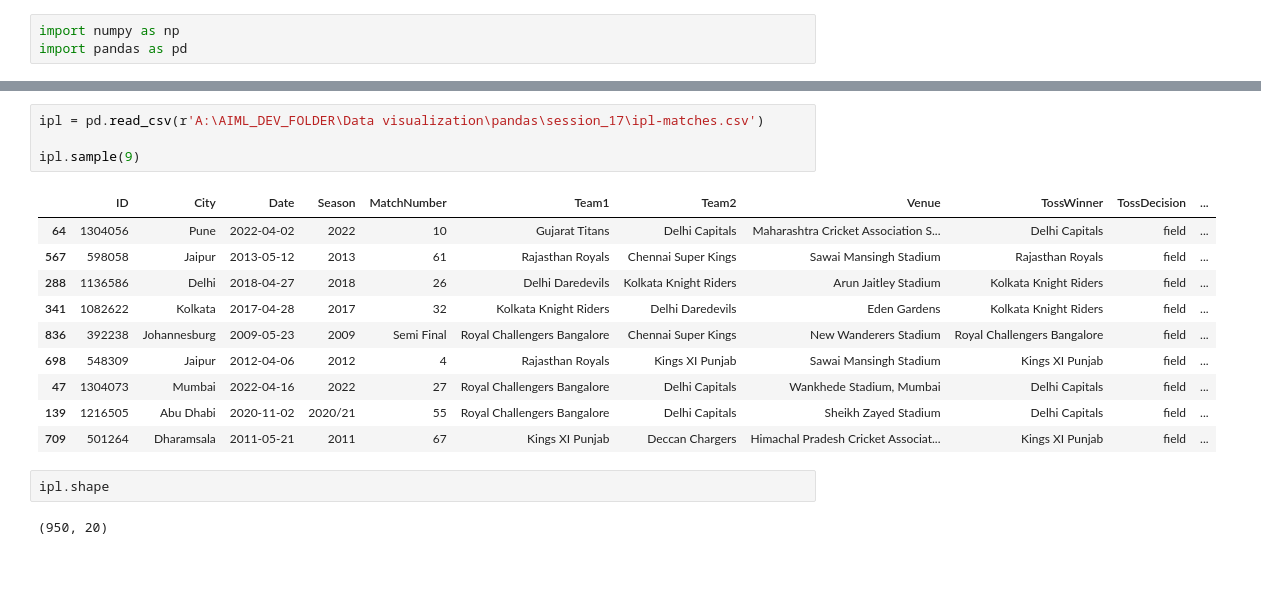
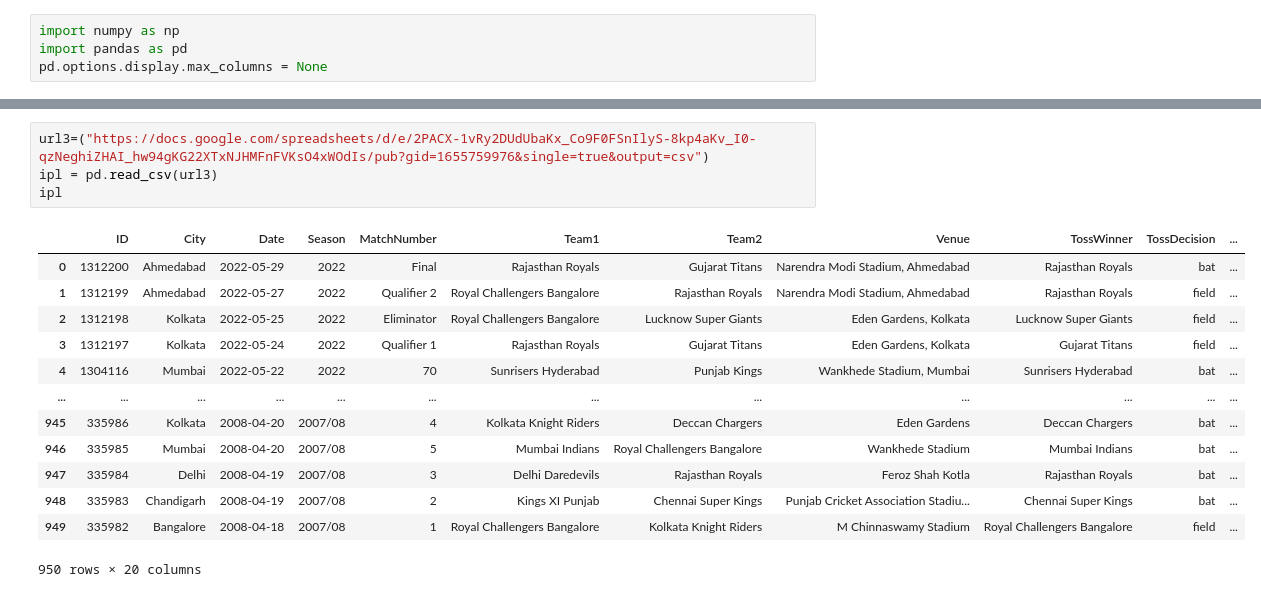
Before and after one commit to manishkumarmj/100_days_ml, a Jupyter notebook: testh.ipynb, the cells around one changed output, grey strips where cells are left out. Cells and saved outputs as stored; diff of their text form; blank space fills up the shorter version.

```diff
--- a/testh.ipynb
+++ b/testh.ipynb
@@ -1,3 +1,4 @@
 # %%
 import numpy as np
 import pandas as pd
+pd.options.display.max_columns = None
@@ -4,19 +17,18 @@ import pandas as pd
 # %%
-ipl = pd.read_csv(r'A:\AIML_DEV_FOLDER\Data visualization\pandas\session_17\ipl-matches.csv')
-
-ipl.sample(9)
+url3=("https://docs.google.com/spreadsheets/d/e/2PACX-1vRy2DUdUbaKx_Co9F0FSnIlyS-8kp4aKv_I0-qzNeghiZHAI_hw94gKG22XTxNJHMFnFVKsO4xWOdIs/pub?gid=1655759976&single=true&output=csv")
+ipl = pd.read_csv(url3)
+ipl
 # %% [output]
 |  | ID | City | Date | Season | MatchNumber | Team1 | Team2 | Venue | TossWinner | TossDecision | ... |
-| 64 | 1304056 | Pune | 2022-04-02 | 2022 | 10 | Gujarat Titans | Delhi Capitals | Maharashtra Cricket Association S... | Delhi Capitals | field | ... |
-| 567 | 598058 | Jaipur | 2013-05-12 | 2013 | 61 | Rajasthan Royals | Chennai Super Kings | Sawai Mansingh Stadium | Rajasthan Royals | field | ... |
-| 288 | 1136586 | Delhi | 2018-04-27 | 2018 | 26 | Delhi Daredevils | Kolkata Knight Riders | Arun Jaitley Stadium | Kolkata Knight Riders | field | ... |
-| 341 | 1082622 | Kolkata | 2017-04-28 | 2017 | 32 | Kolkata Knight Riders | Delhi Daredevils | Eden Gardens | Kolkata Knight Riders | field | ... |
-| 836 | 392238 | Johannesburg | 2009-05-23 | 2009 | Semi Final | Royal Challengers Bangalore | Chennai Super Kings | New Wanderers Stadium | Royal Challengers Bangalore | field | ... |
-| 698 | 548309 | Jaipur | 2012-04-06 | 2012 | 4 | Rajasthan Royals | Kings XI Punjab | Sawai Mansingh Stadium | Kings XI Punjab | field | ... |
-| 47 | 1304073 | Mumbai | 2022-04-16 | 2022 | 27 | Royal Challengers Bangalore | Delhi Capitals | Wankhede Stadium, Mumbai | Delhi Capitals | field | ... |
-| 139 | 1216505 | Abu Dhabi | 2020-11-02 | 2020/21 | 55 | Royal Challengers Bangalore | Delhi Capitals | Sheikh Zayed Stadium | Delhi Capitals | field | ... |
-| 709 | 501264 | Dharamsala | 2011-05-21 | 2011 | 67 | Kings XI Punjab | Deccan Chargers | Himachal Pradesh Cricket Associat... | Kings XI Punjab | field | ... |
+| 0 | 1312200 | Ahmedabad | 2022-05-29 | 2022 | Final | Rajasthan Royals | Gujarat Titans | Narendra Modi Stadium, Ahmedabad | Rajasthan Royals | bat | ... |
+| 1 | 1312199 | Ahmedabad | 2022-05-27 | 2022 | Qualifier 2 | Royal Challengers Bangalore | Rajasthan Royals | Narendra Modi Stadium, Ahmedabad | Rajasthan Royals | field | ... |
+| 2 | 1312198 | Kolkata | 2022-05-25 | 2022 | Eliminator | Royal Challengers Bangalore | Lucknow Super Giants | Eden Gardens, Kolkata | Lucknow Super Giants | field | ... |
+| 3 | 1312197 | Kolkata | 2022-05-24 | 2022 | Qualifier 1 | Rajasthan Royals | Gujarat Titans | Eden Gardens, Kolkata | Gujarat Titans | field | ... |
+| 4 | 1304116 | Mumbai | 2022-05-22 | 2022 | 70 | Sunrisers Hyderabad | Punjab Kings | Wankhede Stadium, Mumbai | Sunrisers Hyderabad | bat | ... |
+| ... | ... | ... | ... | ... | ... | ... | ... | ... | ... | ... | ... |
+| 945 | 335986 | Kolkata | 2008-04-20 | 2007/08 | 4 | Kolkata Knight Riders | Deccan Chargers | Eden Gardens | Deccan Chargers | bat | ... |
+| 946 | 335985 | Mumbai | 2008-04-20 | 2007/08 | 5 | Mumbai Indians | Royal Challengers Bangalore | Wankhede Stadium | Mumbai Indians | bat | ... |
+| 947 | 335984 | Delhi | 2008-04-19 | 2007/08 | 3 | Delhi Daredevils | Rajasthan Royals | Feroz Shah Kotla | Rajasthan Royals | bat | ... |
+| 948 | 335983 | Chandigarh | 2008-04-19 | 2007/08 | 2 | Kings XI Punjab | Chennai Super Kings | Punjab Cricket Association Stadiu... | Chennai Super Kings | bat | ... |
+| 949 | 335982 | Bangalore | 2008-04-18 | 2007/08 | 1 | Royal Challengers Bangalore | Kolkata Knight Riders | M Chinnaswamy Stadium | Royal Challengers Bangalore | field | ... |
+950 rows × 20 columns
-# %%
-ipl.shape
-# %% [output]
-(950, 20)
```
Also changed, not shown: parts of 5 cells of this notebook, 7 other files.
